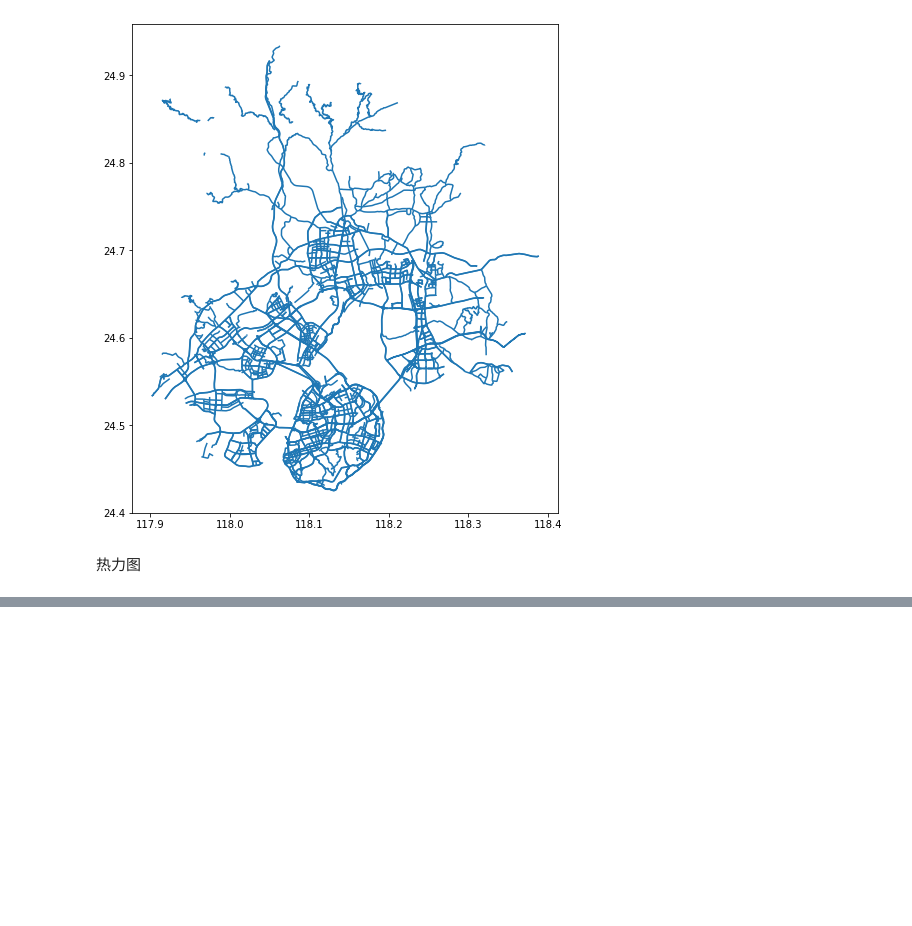
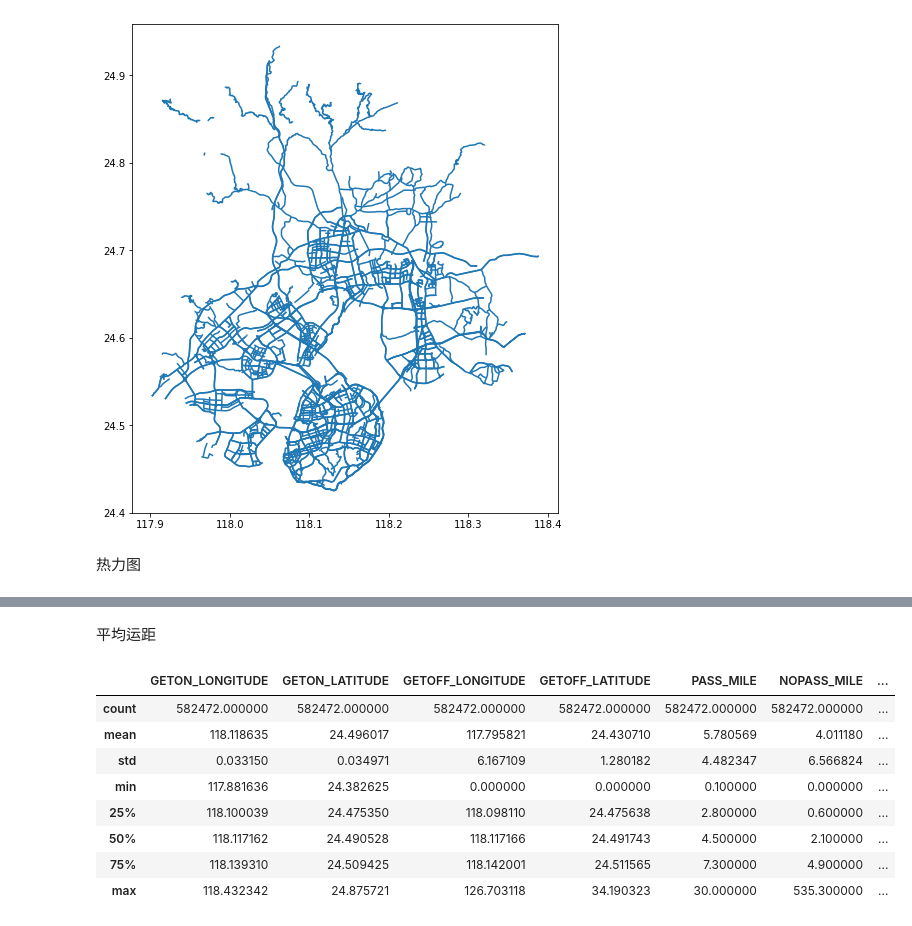
Before and after one commit to Huangyongganguser/-competition, a Jupyter notebook: compatition.ipynb, the cells around one changed output, grey strips where cells are left out. Drawn from its saved outputs; the diff is of its cells as text; code cells hidden in the pictures; blank space fills up the shorter version.

```diff
--- a/compatition.ipynb
+++ b/compatition.ipynb
@@ -221,3 +223,17 @@ HeatMap(taxiorder[['GETON_LONGITUDE','GETON_LATITUDE']].iloc[:2000]).add_to(map_
 map_hooray
 # %% [output]
 [interactive output not drawn]
+# %% [markdown]
+平均运距
+# %%
+taxiorder_nowork.describe()
+# %% [output]
+|  | GETON_LONGITUDE | GETON_LATITUDE | GETOFF_LONGITUDE | GETOFF_LATITUDE | PASS_MILE | NOPASS_MILE | ... |
+| count | 582472.000000 | 582472.000000 | 582472.000000 | 582472.000000 | 582472.000000 | 582472.000000 | ... |
+| mean | 118.118635 | 24.496017 | 117.795821 | 24.430710 | 5.780569 | 4.011180 | ... |
+| std | 0.033150 | 0.034971 | 6.167109 | 1.280182 | 4.482347 | 6.566824 | ... |
+| min | 117.881636 | 24.382625 | 0.000000 | 0.000000 | 0.100000 | 0.000000 | ... |
+| 25% | 118.100039 | 24.475350 | 118.098110 | 24.475638 | 2.800000 | 0.600000 | ... |
+| 50% | 118.117162 | 24.490528 | 118.117166 | 24.491743 | 4.500000 | 2.100000 | ... |
+| 75% | 118.139310 | 24.509425 | 118.142001 | 24.511565 | 7.300000 | 4.900000 | ... |
+| max | 118.432342 | 24.875721 | 126.703118 | 34.190323 | 30.000000 | 535.300000 | ... |
```
Also changed, not shown: parts of 29 cells of this notebook.
